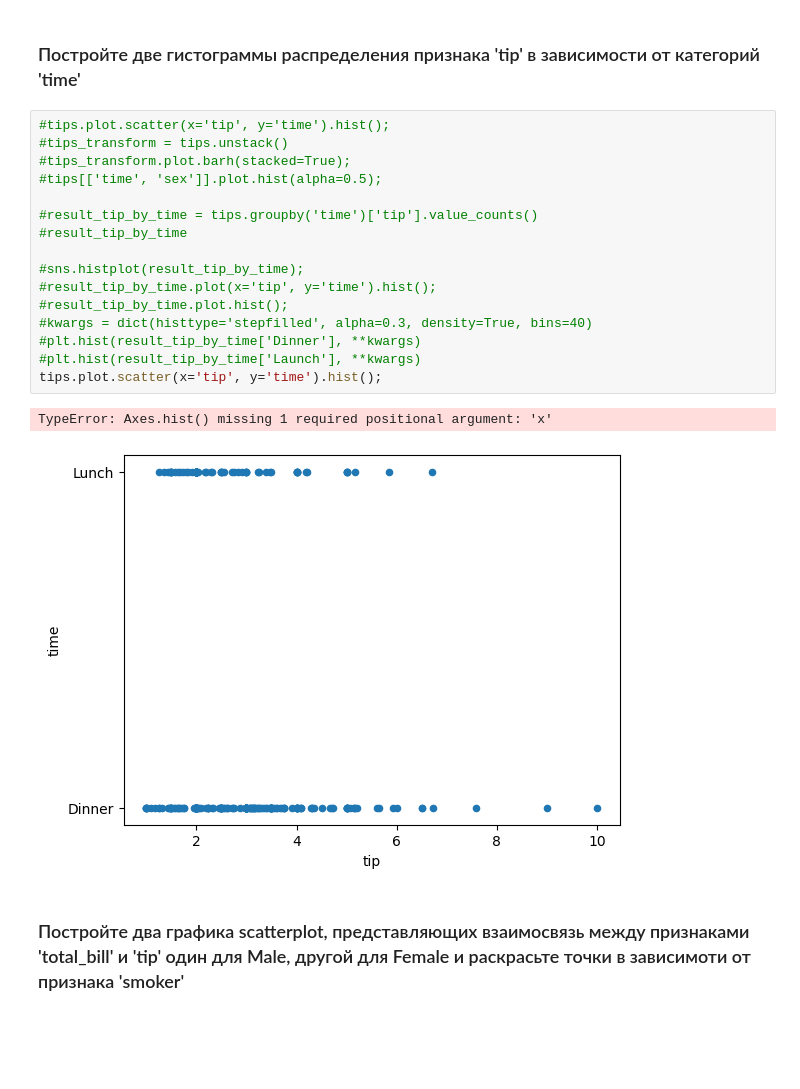
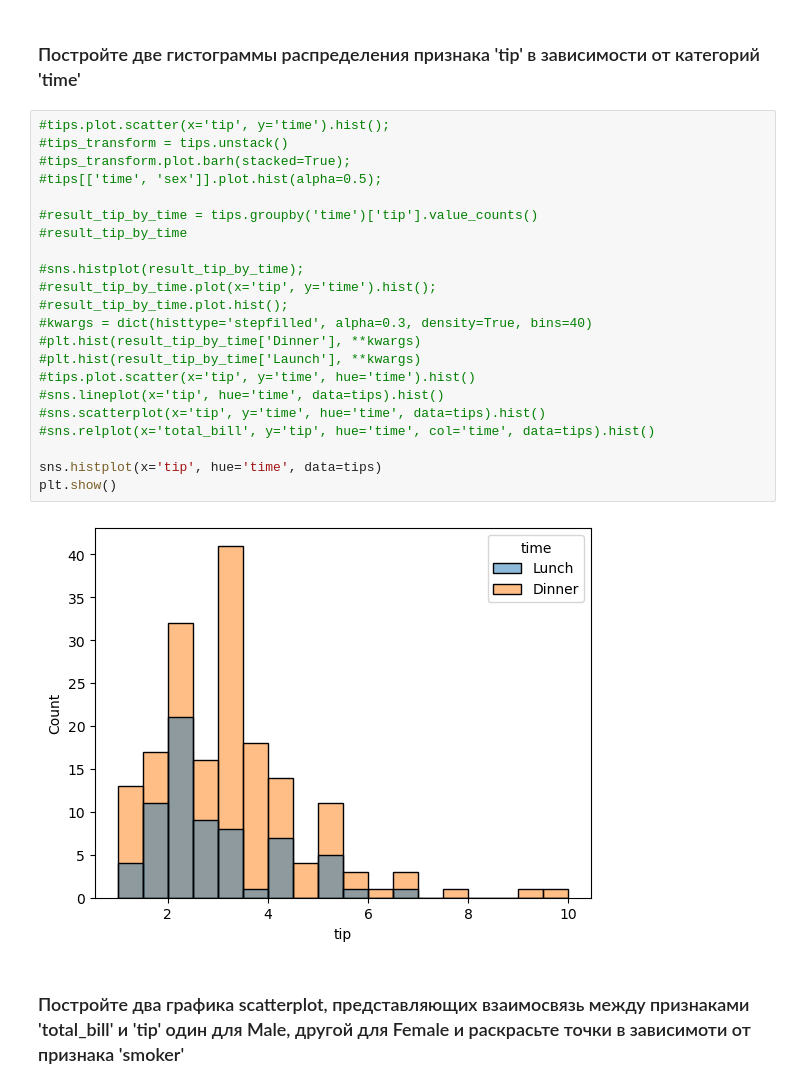
Before and after one commit to AlexComIzum/otus_ml, a Jupyter notebook: ml_basic/exercises/18_hw/analize_and_visualize.ipynb, the cells around one changed output. Drawn from its saved outputs; the diff is of its cells as text; blank space fills up the shorter version.

Commit message:
add comment in code of 18hw visualization(otus, ml_basic)

```diff
--- a/ml_basic/exercises/18_hw/analize_and_visualize.ipynb
+++ b/ml_basic/exercises/18_hw/analize_and_visualize.ipynb
@@ -282,22 +317,27 @@ tips.plot.scatter(x='total_bill', y='day');
 # %%
 #tips.plot.scatter(x='tip', y='time').hist();
 #tips_transform = tips.unstack()
 #tips_transform.plot.barh(stacked=True);
 #tips[['time', 'sex']].plot.hist(alpha=0.5);
 
 #result_tip_by_time = tips.groupby('time')['tip'].value_counts()
 #result_tip_by_time
 
 #sns.histplot(result_tip_by_time);
 #result_tip_by_time.plot(x='tip', y='time').hist();
 #result_tip_by_time.plot.hist();
 #kwargs = dict(histtype='stepfilled', alpha=0.3, density=True, bins=40)
 #plt.hist(result_tip_by_time['Dinner'], **kwargs)
 #plt.hist(result_tip_by_time['Launch'], **kwargs)
-tips.plot.scatter(x='tip', y='time').hist();
+#tips.plot.scatter(x='tip', y='time', hue='time').hist()
+#sns.lineplot(x='tip', hue='time', data=tips).hist()
+#sns.scatterplot(x='tip', y='time', hue='time', data=tips).hist()
+#sns.relplot(x='total_bill', y='tip', hue='time', col='time', data=tips).hist()
+
+sns.histplot(x='tip', hue='time', data=tips)
+plt.show()
 # %% [output]
-TypeError: Axes.hist() missing 1 required positional argument: 'x'
-[figure, old version]
+[figure, new version]
 # %% [markdown]
 ### Постройте два графика scatterplot, представляющих взаимосвязь между признаками 'total_bill' и 'tip' один для Male, другой для Female и раскрасьте точки в зависимоти от признака 'smoker'
 # %%
```
Also changed, not shown: parts of 17 cells of this notebook.
